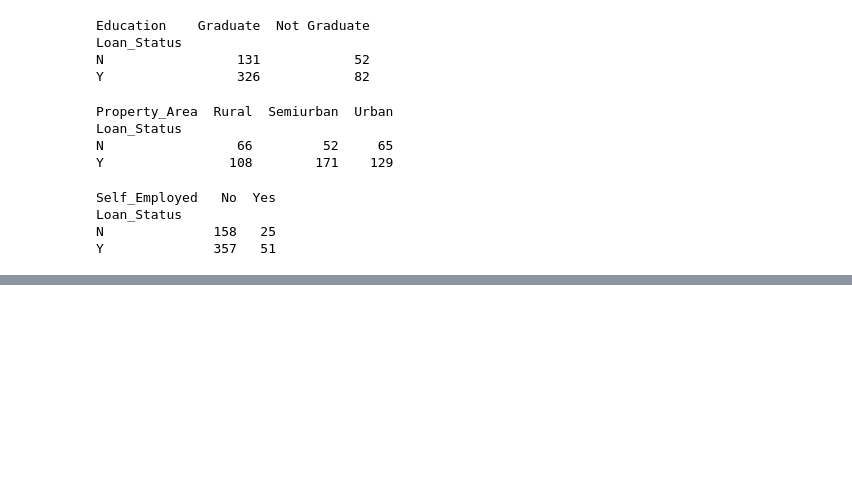
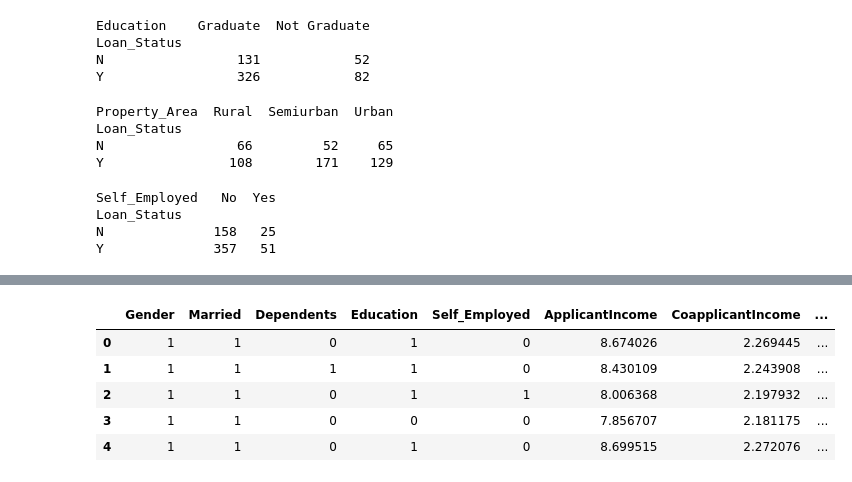
Before and after one commit to RajeevDash007/Loan-Status-Prediction, a Jupyter notebook: code.ipynb, the cells around one changed output, grey strips where cells are left out. Saved outputs shown, nothing was run; the diff lists cells and outputs as text; code cells hidden in the pictures; blank space fills up the shorter version.

```diff
--- a/code.ipynb
+++ b/code.ipynb
@@ -300,0 +310,2 @@ Y              357   51
+# %%
+data = data.drop(['Loan_ID'],axis=1)
@@ -300,0 +321,17 @@ Y              357   51
+# %%
+data['Gender'] = data['Gender'].replace(('Male', 'Female'),(1,0))
+data['Married'] = data['Gender'].replace(('Yes', 'No'),(1,0))
+data['Education'] = data['Education'].replace(('Graduate', 'Not Graduate'),(1,0))
+data['Self_Employed'] = data['Self_Employed'].replace(('Yes', 'No'),(1,0))
+data['Property_Area'] = data['Property_Area'].replace(('Urban','Semiurban', 'Rural'),(1,1,0))
+data['Loan_Status'] = data['Loan_Status'].replace(('Y', 'N'),(1,0))
+data['Dependents'] = data['Dependents'].replace(('0', '1','2','3+'),(0,1,1,1))
+# %%
+data.head()
+# %% [output]
+|  | Gender | Married | Dependents | Education | Self_Employed | ApplicantIncome | CoapplicantIncome | ... |
+| 0 | 1 | 1 | 0 | 1 | 0 | 8.674026 | 2.269445 | ... |
+| 1 | 1 | 1 | 1 | 1 | 0 | 8.430109 | 2.243908 | ... |
+| 2 | 1 | 1 | 0 | 1 | 1 | 8.006368 | 2.197932 | ... |
+| 3 | 1 | 1 | 0 | 0 | 0 | 7.856707 | 2.181175 | ... |
+| 4 | 1 | 1 | 0 | 1 | 0 | 8.699515 | 2.272076 | ... |
```
Also changed, not shown: parts of 2 cells of this notebook.
